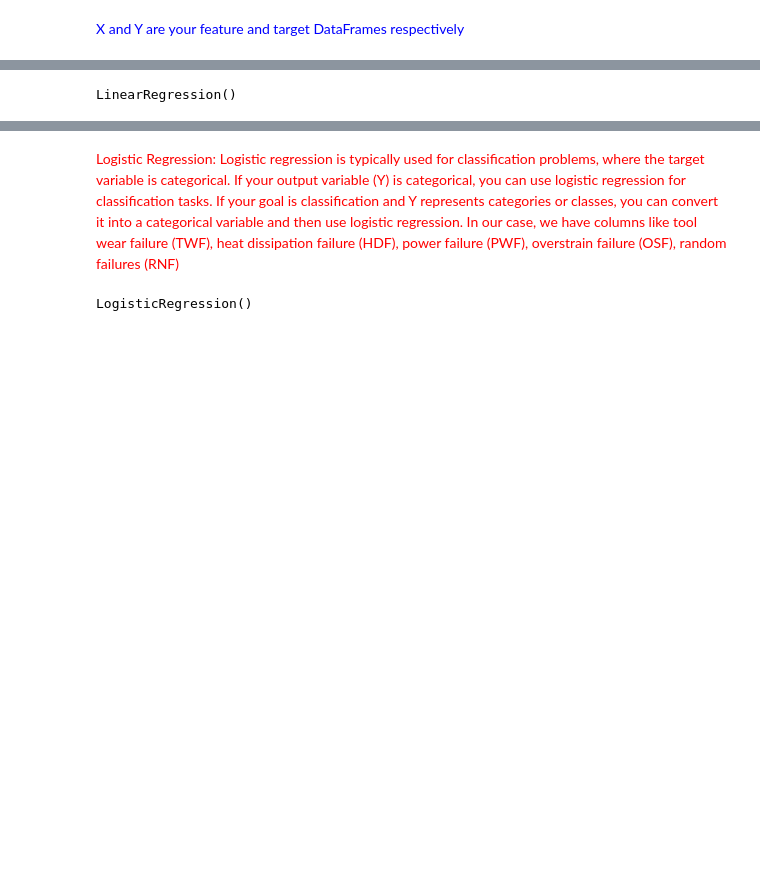
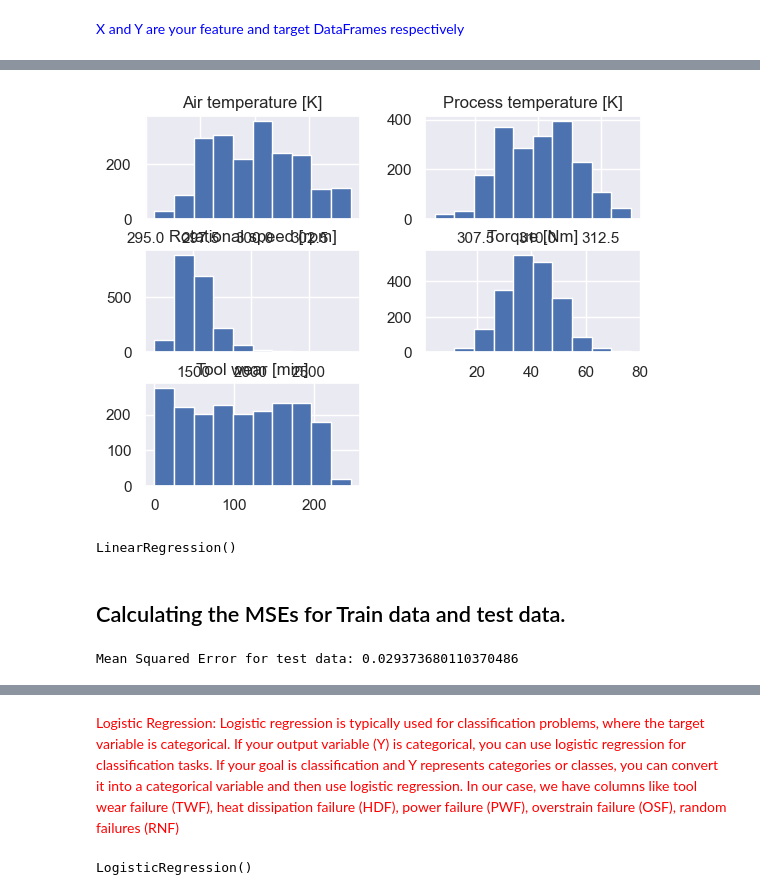
Before and after one commit to cevoaustralia/predictive-maintenance, a Jupyter notebook: predictive_maintenance.ipynb, the cells around one changed output, grey strips where cells are left out. Drawn from its saved outputs; the diff is of its cells as text; code cells hidden in the pictures; blank space fills up the shorter version.

```diff
--- a/predictive_maintenance.ipynb
+++ b/predictive_maintenance.ipynb
@@ -247,3 +256,10 @@ X_train, X_test, y_train, y_test = train_test_split(X, Y, test_size=0.2, random_
+# %%
+# plotting distribution for X_train and X_test
+
+X_test.hist()
+plt.show()
+# %% [output]
+[figure, added]
 # %%
 # Creating a Linear Regression model
 model = LinearRegression()
@@ -252,3 +268,5 @@ model = LinearRegression()
 model.fit(X_train, y_train)
 # %% [output]
 LinearRegression()
+# %% [markdown]
+## Calculating the MSEs for Train data and test data.
@@ -255,2 +276,8 @@ LinearRegression()
+# %%
+# Calculating the mean squared error on the train data set
+mse_train = mean_squared_error(y_train, predictions_train)
+print("Mean Squared Error for test data:", mse_train)
+# %% [output]
+Mean Squared Error for test data: 0.029373680110370486
 # %%
 # Making predictions on the testing set
```
Also changed, not shown: parts of 18 cells of this notebook, 1 other file.
